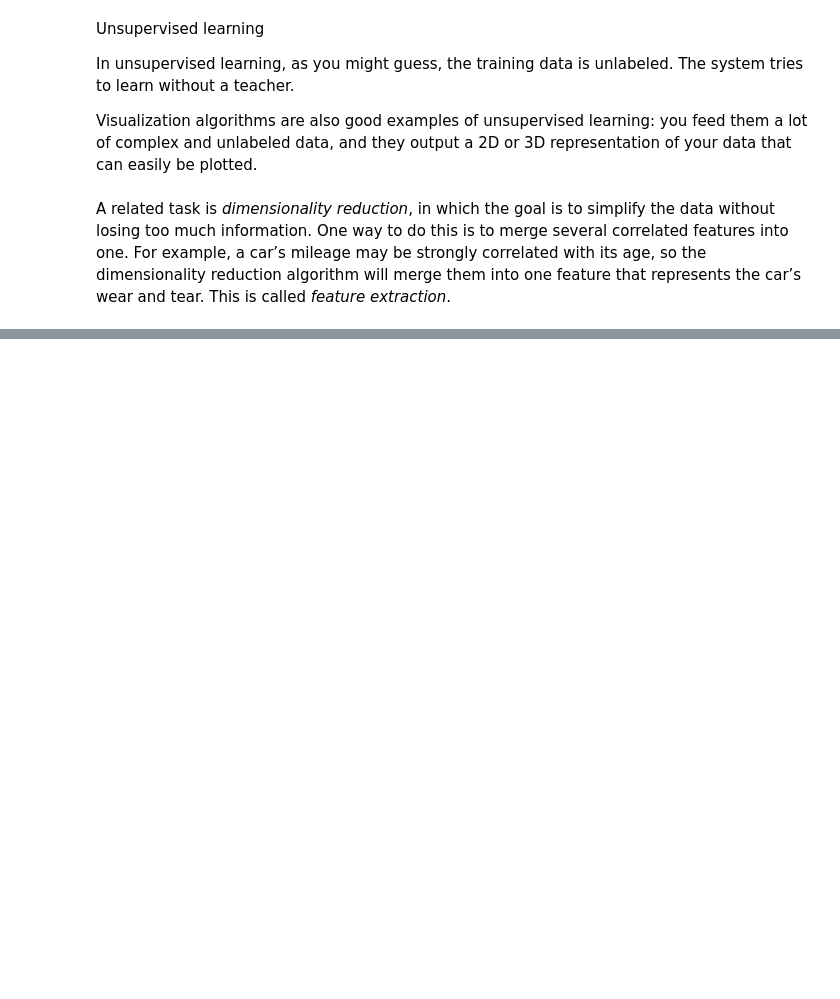
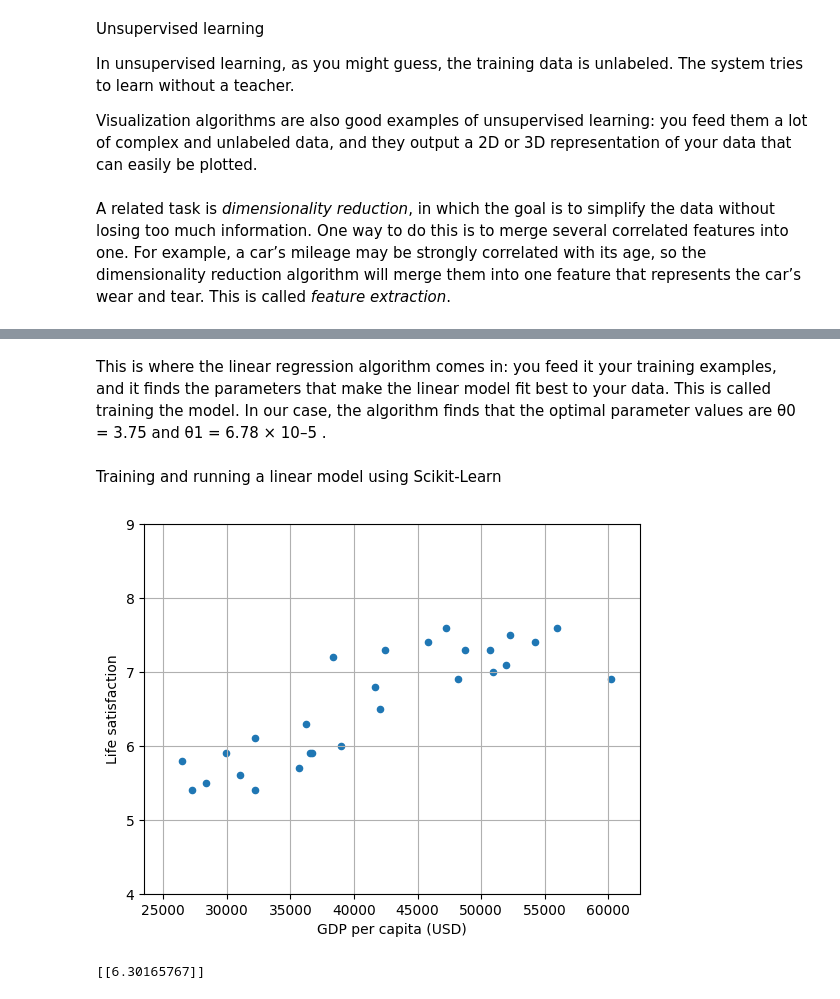
Before and after one commit to Anshulmohan27/Machine_Learning, a Jupyter notebook: Machine_learning.ipynb, the cells around one changed output, grey strips where cells are left out. Cells and saved outputs as stored; diff of their text form; code cells hidden in the pictures; blank space fills up the shorter version.

```diff
--- a/Machine_learning.ipynb
+++ b/Machine_learning.ipynb
@@ -51,0 +206,39 @@ import pandas as pd
+# %% [markdown]
+This is where the linear regression algorithm comes in: you feed it your training
+examples, and it finds the parameters that make the linear model fit best to your data.
+This is called training the model. In our case, the algorithm finds that the optimal
+parameter values are θ0
+ = 3.75 and θ1
+ = 6.78 × 10–5
+.
+# %% [markdown]
+Training and running a linear model using Scikit-Learn
+# %%
+import matplotlib.pyplot as plt
+import numpy as np
+import pandas as pd
+from sklearn.linear_model import LinearRegression
+# Download and prepare the data
+data_root = "https://github.com/ageron/data/raw/main/"
+
+lifesat = pd.read_csv(data_root + "lifesat/lifesat.csv")
+
+X = lifesat[["GDP per capita (USD)"]].values
+y = lifesat[["Life satisfaction"]].values
+
+# Visualize the data
+lifesat.plot(kind='scatter', grid=True,
+ x="GDP per capita (USD)", y="Life satisfaction")
+plt.axis([23_500, 62_500, 4, 9])
+plt.show()
+
+# Select a linear model
+model = LinearRegression()
+# Train the model
+model.fit(X, y)
+# Make a prediction for Cyprus
+X_new = [[37655.2]] # Cyprus' GDP per capita in 2020
+print(model.predict(X_new))
+# %% [output]
+[figure, added]
+[[6.30165767]]
```
Also changed, not shown: parts of 56 cells of this notebook.
